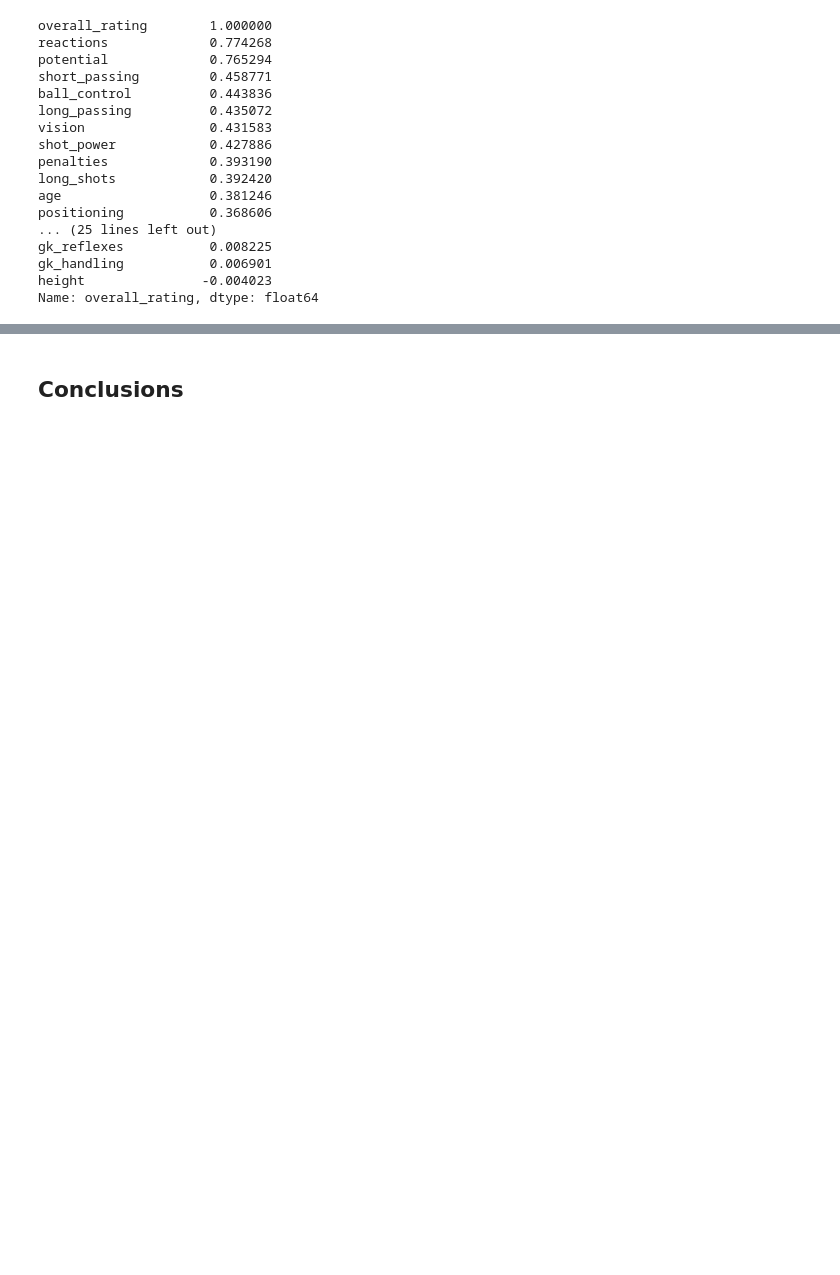
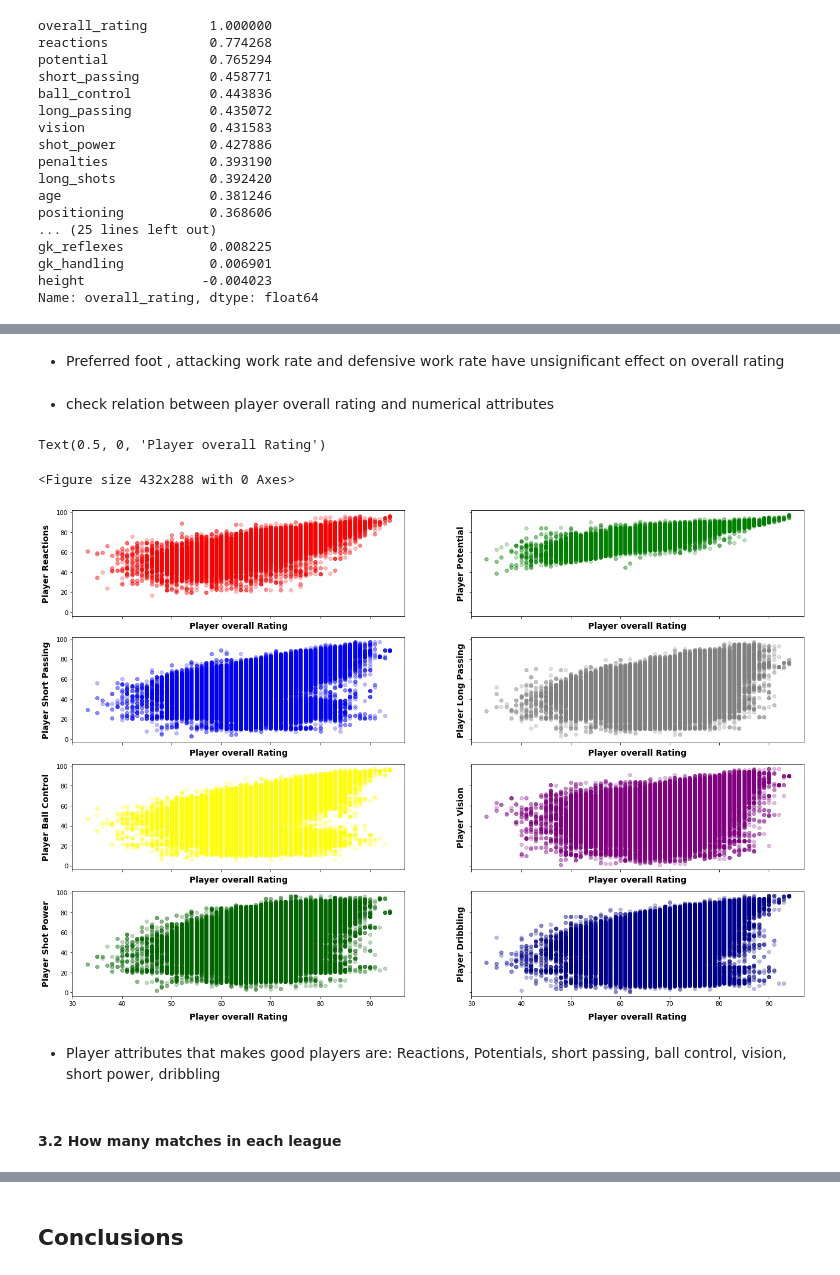
Before and after one commit to Kamnosho/Investigate_soccer_database, a Jupyter notebook: Investigate_Soccer_Database.ipynb, the cells around one changed output, grey strips where cells are left out. Cells and saved outputs as stored; diff of their text form; code cells hidden in the pictures; blank space fills up the shorter version.

```diff
--- a/Investigate_Soccer_Database.ipynb
+++ b/Investigate_Soccer_Database.ipynb
@@ -548,0 +450,49 @@ all teams have similar defense strategy
+# %% [markdown]
+- Preferred foot , attacking work rate and defensive work rate have unsignificant effect on overall rating
+# %% [markdown]
+- check relation between player overall rating and numerical attributes
+# %%
+# plotting attributes with very high effect on player overall rating:
+f = plt.figure()
+f, axes = plt.subplots(nrows = 4, ncols = 2, sharex=True, sharey = True, figsize=(22,15))
+
+
+axes[0][0].scatter(players.overall_rating, players.reactions,alpha=0.25 , color='Red')
+axes[0][0].set_ylabel('Player Reactions', labelpad = 10,fontsize=14, weight='bold')
+axes[0][0].set_xlabel('Player overall Rating', labelpad = 10,fontsize=14, weight='bold')
+
+axes[0][1].scatter(players.overall_rating, players.potential,alpha=0.25, color='Green')
+axes[0][1].set_ylabel('Player Potential', labelpad = 10,fontsize=14, weight='bold')
+axes[0][1].set_xlabel('Player overall Rating', labelpad = 10,fontsize=14, weight='bold')
+
+axes[1][0].scatter(players.overall_rating, players.short_passing,alpha=0.25, color='Blue')
+axes[1][0].set_ylabel('Player Short Passing', labelpad = 10,fontsize=14, weight='bold')
+axes[1][0].set_xlabel('Player overall Rating', labelpad = 10,fontsize=14, weight='bold')
+
+axes[1][1].scatter(players.overall_rating, players.long_passing,alpha=0.25, color='Gray')
+axes[1][1].set_ylabel('Player Long Passing', labelpad = 10,fontsize=14, weight='bold')
+axes[1][1].set_xlabel('Player overall Rating', labelpad = 10,fontsize=14, weight='bold')
+
+axes[2][0].scatter(players.overall_rating, players.ball_control,alpha=0.25, color='Yellow')
+axes[2][0].set_ylabel('Player Ball Control', labelpad = 10,fontsize=14, weight='bold')
+axes[2][0].set_xlabel('Player overall Rating', labelpad = 10,fontsize=14, weight='bold')
+
+axes[2][1].scatter(players.overall_rating, players.vision,alpha=0.25, color='Purple')
+axes[2][1].set_ylabel('Player Vision', labelpad = 10,fontsize=14, weight='bold')
+axes[2][1].set_xlabel('Player overall Rating', labelpad = 10,fontsize=14, weight='bold')
+
+axes[3][0].scatter(players.overall_rating, players.shot_power,alpha=0.25, color='DarkGreen')
+axes[3][0].set_ylabel('Player Shot Power', labelpad = 10,fontsize=14, weight='bold')
+axes[3][0].set_xlabel('Player overall Rating', labelpad = 10,fontsize=14, weight='bold')
+
+axes[3][1].scatter(players.overall_rating, players.dribbling,alpha=0.25, color='DarkBlue')
+axes[3][1].set_ylabel('Player Dribbling', labelpad = 10,fontsize=14, weight='bold')
+axes[3][1].set_xlabel('Player overall Rating', labelpad = 10,fontsize=14, weight='bold')
+# %% [output]
+Text(0.5, 0, 'Player overall Rating')
+<Figure size 432x288 with 0 Axes>
+[figure, added]
+# %% [markdown]
+- Player attributes that makes good players are: Reactions, Potentials, short passing, ball control, vision, short power, dribbling
+# %% [markdown]
+#### 3.2 How many matches in each league
```
Also changed, not shown: parts of 98 cells of this notebook, 1 other file.
